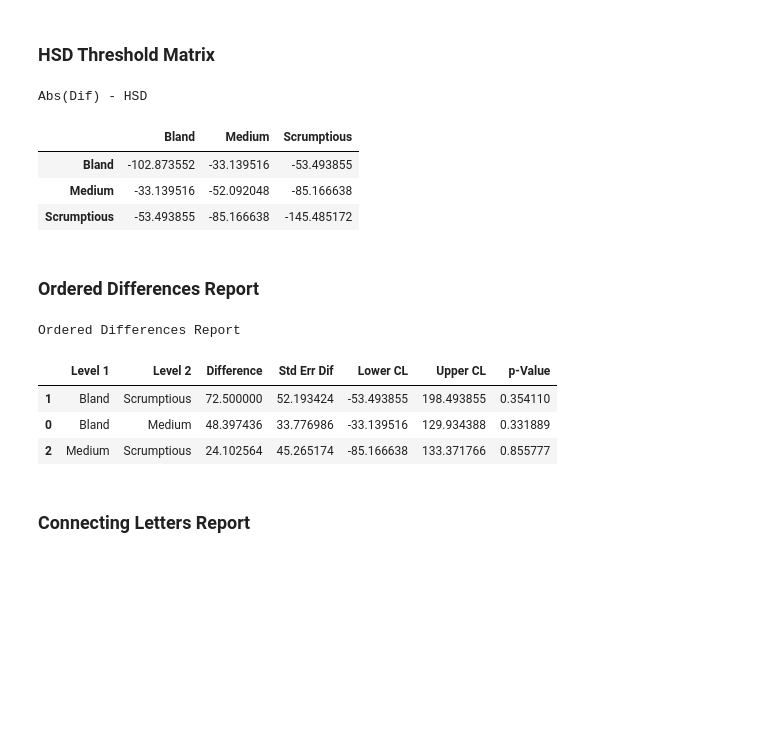
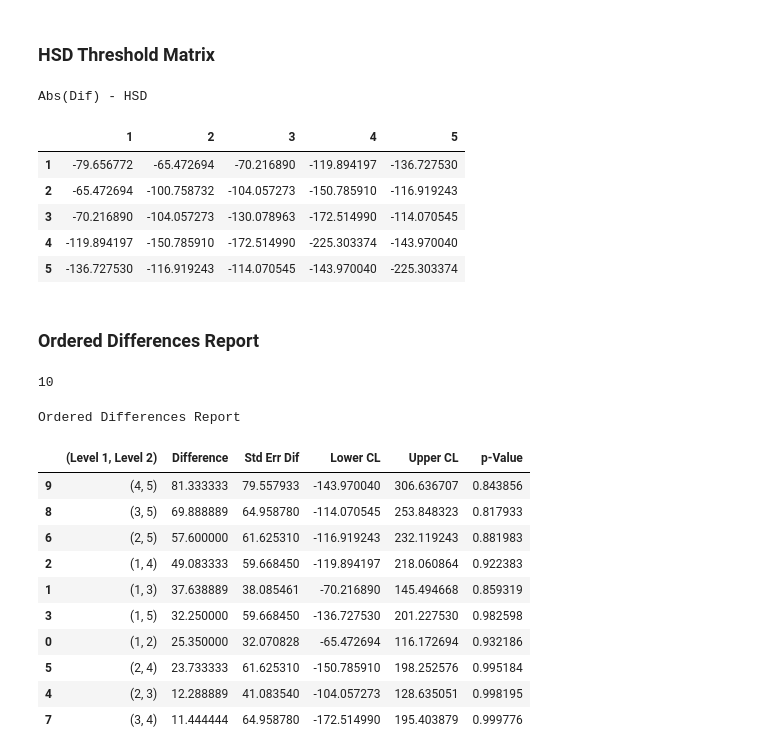
Before and after one commit to dustinkeller/Biostatistics-Notebooks, a Jupyter notebook: ANOVA.ipynb, the cells around one changed output. Cells and saved outputs as stored; diff of their text form; code cells hidden in the pictures; blank space fills up the shorter version.

```diff
--- a/ANOVA.ipynb
+++ b/ANOVA.ipynb
@@ -82,7 +128,7 @@ def rmse(*groups):
 # %% [markdown]
 ### Summary of Fit
 # %%
-grouped_data = [data[data['Taste'] == grp]['Sodium'] for grp in data['Taste'].unique()]
+grouped_data = [data[data[X_name] == grp][Y_name] for grp in data[X_name].unique()]
 # %%
 sof_data = {
     'Rsquare': r_squared(*grouped_data),
@@ -113,7 +159,7 @@ df_within = len(pd.concat(grouped_data)) - len(grouped_data)
 df_between = len(grouped_data) - 1
 
 anova_data = {
-    'Source': ['Taste', 'Error', 'C. Total'],
+    'Source': [X_name, 'Error', 'C. Total'],
     'DF': [len(grouped_data) - 1, len(pd.concat(grouped_data)) - len(grouped_data), len(pd.concat(grouped_data)) - 1],
     'Sum of Squares':[0, 0, '-'],
     'Mean Square': [0, 0, '-'],
@@ -152,7 +198,7 @@ Analysis of Variance
 ### Means for Oneway Anova
 # %%
 means_data = {
-    'Level': data['Taste'].unique(),
+    'Level': data[X_name].unique(),
     'Number': [len(grp) for grp in grouped_data],
     'Mean': [np.mean(grp) for grp in grouped_data],
     'Std Error': [rmse(*grouped_data)/np.sqrt(len(grp)) for grp in grouped_data],
@@ -207,7 +255,7 @@ pooled_n = len(grouped_data[0])
 
 np.sqrt(MSw/pooled_n) * stats.studentized_range.ppf(1-0.05,len(grouped_data),df_within)
 
-hsd_matrix = np.zeros((3,3))
+hsd_matrix = np.zeros((len(grouped_data),len(grouped_data)))
 
 for i in range(hsd_matrix.shape[0]):
   for j in range(hsd_matrix.shape[1]):
@@ -218,50 +266,59 @@ for i in range(hsd_matrix.shape[0]):
     mean_dif = np.abs(np.mean(grouped_data[i]) - np.mean(grouped_data[j]))
     hsd_matrix[i,j] = mean_dif - np.sqrt(MSw*pooled_n) * stats.studentized_range.ppf(1-0.05,len(grouped_data),df_within)
 
-hsd_frame = pd.DataFrame(data=hsd_matrix, columns=data['Taste'].unique(), index=data['Taste'].unique())
+hsd_frame = pd.DataFrame(data=hsd_matrix, columns=data[X_name].unique(), index=data[X_name].unique())
+
 hsd_frame.style.set_caption("Abs(Dif) - HSD")
 # %% [output]
 Abs(Dif) - HSD
-|  | Bland | Medium | Scrumptious |
-| Bland | -102.873552 | -33.139516 | -53.493855 |
-| Medium | -33.139516 | -52.092048 | -85.166638 |
-| Scrumptious | -53.493855 | -85.166638 | -145.485172 |
+|  | 1 | 2 | 3 | 4 | 5 |
+| 1 | -79.656772 | -65.472694 | -70.216890 | -119.894197 | -136.727530 |
+| 2 | -65.472694 | -100.758732 | -104.057273 | -150.785910 | -116.919243 |
+| 3 | -70.216890 | -104.057273 | -130.078963 | -172.514990 | -114.070545 |
+| 4 | -119.894197 | -150.785910 | -172.514990 | -225.303374 | -143.970040 |
+| 5 | -136.727530 | -116.919243 | -114.070545 | -143.970040 | -225.303374 |
 # %% [markdown]
 ### Ordered Differences Report
 # %%
 import itertools
 
 combinations = list(itertools.combinations(grouped_data, 2))
-level_combinations = list(itertools.combinations(data['Taste'].unique(), 2))
-index_combinations = list(itertools.combinations([i for i in range(len(combinations))], 2))
+level_combinations = list(itertools.combinations(data[X_name].unique(), 2))
+index_combinations = list(itertools.combinations([i for i in range(len(grouped_data))], 2))
+print(len(index_combinations))
 
 #Std Err Dif
 # rmse(*grouped_data)/np.sqrt(len(combo[1])) - rmse(*grouped_data)/np.sqrt(len(combo[0]))
 
 
 
 ord_data = {
-    'Level 1': [t[0] for t in level_combinations],
-    'Level 2': [t[1] for t in level_combinations],
+    '(Level 1, Level 2)': [t for t in level_combinations],
     'Difference': [np.abs(t[0].mean() - t[1].mean()) for t in combinations],
     'Std Err Dif': [((rmse(*grouped_data)/np.sqrt(len(t[0])))**2 + (rmse(*grouped_data)/np.sqrt(len(t[1])))**2)**0.5 for t in combinations],
-    'Lower CL': [0,0,0],
-    'Upper CL': [0,0,0],
+    'Lower CL': [0 for t in index_combinations],
+    'Upper CL': [0 for t in index_combinations],
     'p-Value': [stats.tukey_hsd(*grouped_data).pvalue[t[0],t[1]] for t in index_combinations]
 }
 
 for i in range(len(combinations)):
   ord_data['Lower CL'][i] = ord_data['Difference'][i] - q_star * ord_data['Std Err Dif'][i]
   ord_data['Upper CL'][i] = ord_data['Difference'][i] + q_star * ord_data['Std Err Dif'][i]
 
 ord_table = pd.DataFrame(data=ord_data)
 ord_table = ord_table.sort_values('Difference', ascending=False)
 ord_table.style.set_caption("Ordered Differences Report")
 # %% [output]
-Ordered Differences Report
+10
+Ordered Differences Report
-|  | Level 1 | Level 2 | Difference | Std Err Dif | Lower CL | Upper CL | p-Value |
-| 1 | Bland | Scrumptious | 72.500000 | 52.193424 | -53.493855 | 198.493855 | 0.354110 |
-| 0 | Bland | Medium | 48.397436 | 33.776986 | -33.139516 | 129.934388 | 0.331889 |
-| 2 | Medium | Scrumptious | 24.102564 | 45.265174 | -85.166638 | 133.371766 | 0.855777 |
+|  | (Level 1, Level 2) | Difference | Std Err Dif | Lower CL | Upper CL | p-Value |
+| 9 | (4, 5) | 81.333333 | 79.557933 | -143.970040 | 306.636707 | 0.843856 |
+| 8 | (3, 5) | 69.888889 | 64.958780 | -114.070545 | 253.848323 | 0.817933 |
+| 6 | (2, 5) | 57.600000 | 61.625310 | -116.919243 | 232.119243 | 0.881983 |
+| 2 | (1, 4) | 49.083333 | 59.668450 | -119.894197 | 218.060864 | 0.922383 |
+| 1 | (1, 3) | 37.638889 | 38.085461 | -70.216890 | 145.494668 | 0.859319 |
+| 3 | (1, 5) | 32.250000 | 59.668450 | -136.727530 | 201.227530 | 0.982598 |
+| 0 | (1, 2) | 25.350000 | 32.070828 | -65.472694 | 116.172694 | 0.932186 |
+| 5 | (2, 4) | 23.733333 | 61.625310 | -150.785910 | 198.252576 | 0.995184 |
+| 4 | (2, 3) | 12.288889 | 41.083540 | -104.057273 | 128.635051 | 0.998195 |
+| 7 | (3, 4) | 11.444444 | 64.958780 | -172.514990 | 195.403879 | 0.999776 |
-# %% [markdown]
-### Connecting Letters Report
```
Also changed, not shown: parts of 12 cells of this notebook.
